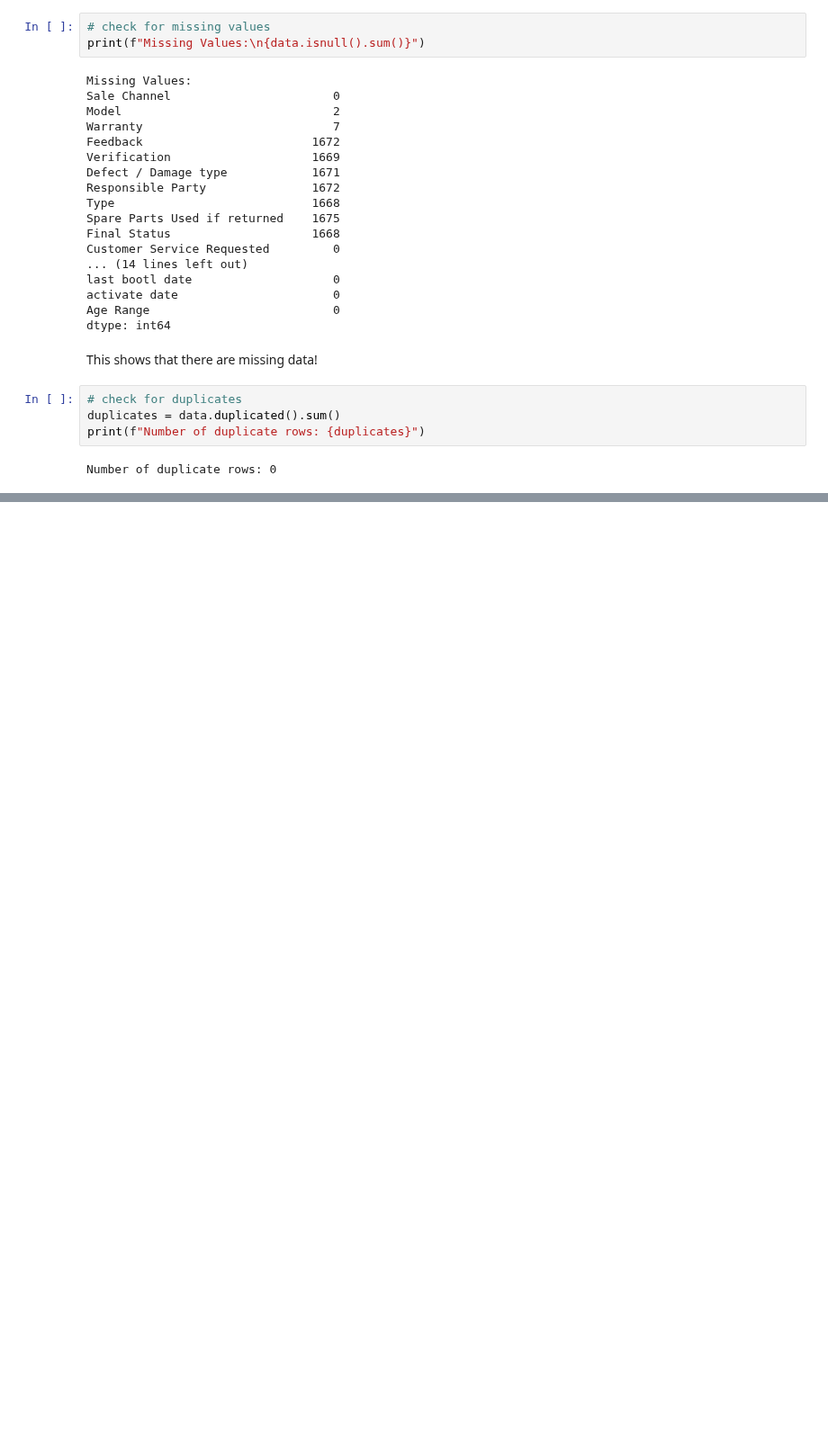
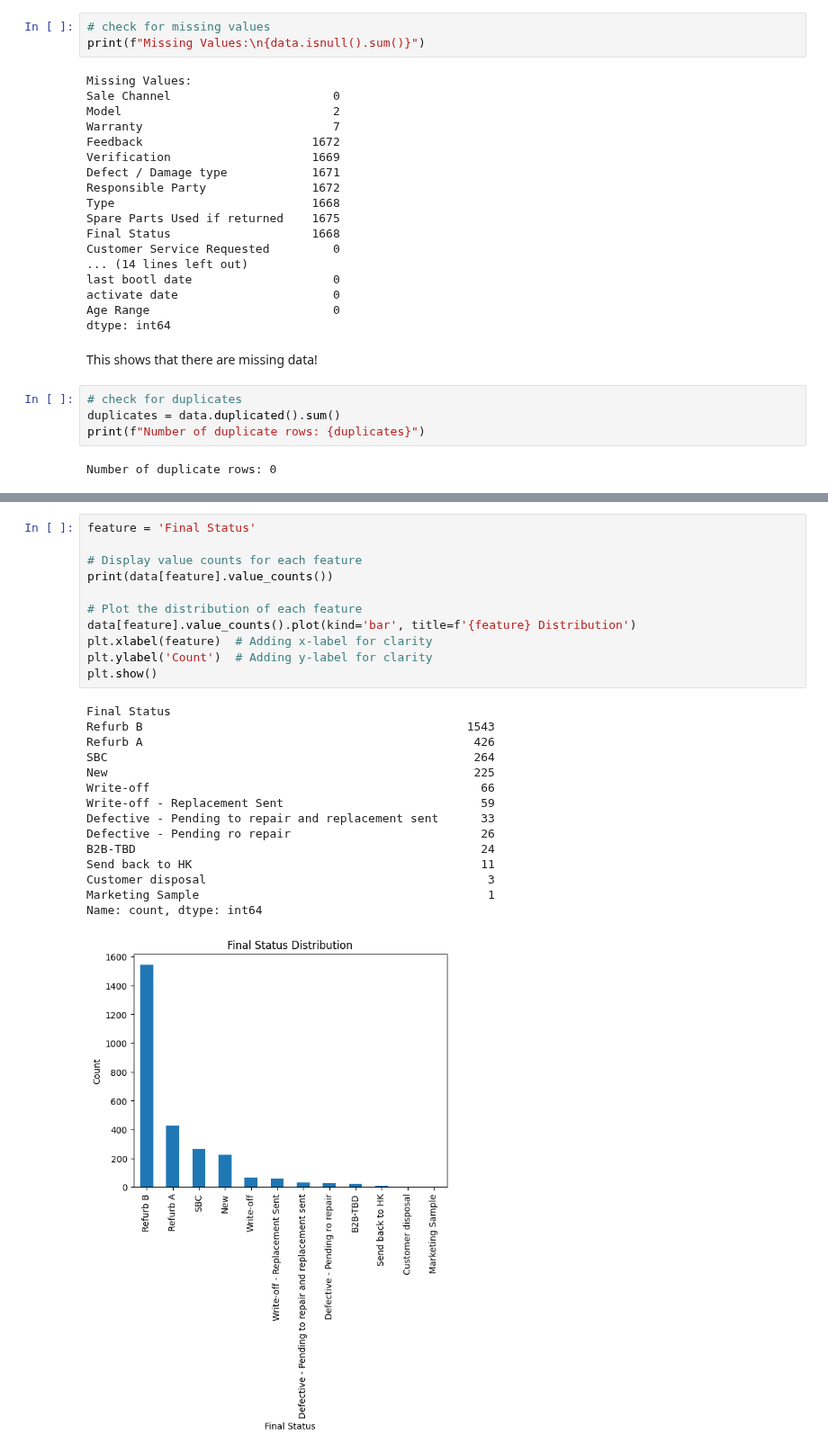
Before and after one commit to ACarrig/NUUMobile1, a Jupyter notebook: data_analysis.ipynb, the cells around one changed output, grey strips where cells are left out. Shown at 90% size. Drawn from its saved outputs; the diff is of its cells as text; blank space fills up the shorter version.

```diff
--- a/data_analysis.ipynb
+++ b/data_analysis.ipynb
@@ -202,0 +251,27 @@ Name: count, dtype: int64
+# %%
+feature = 'Final Status'
+
+# Display value counts for each feature
+print(data[feature].value_counts())
+
+# Plot the distribution of each feature
+data[feature].value_counts().plot(kind='bar', title=f'{feature} Distribution')
+plt.xlabel(feature)  # Adding x-label for clarity
+plt.ylabel('Count')  # Adding y-label for clarity
+plt.show()
+# %% [output]
+Final Status
+Refurb B                                              1543
+Refurb A                                               426
+SBC                                                    264
+New                                                    225
+Write-off                                               66
+Write-off - Replacement Sent                            59
+Defective - Pending to repair and replacement sent      33
+Defective - Pending ro repair                           26
+B2B-TBD                                                 24
+Send back to HK                                         11
+Customer disposal                                        3
+Marketing Sample                                         1
+Name: count, dtype: int64
+[figure, added]
```
Also changed, not shown: parts of 7 cells of this notebook.
